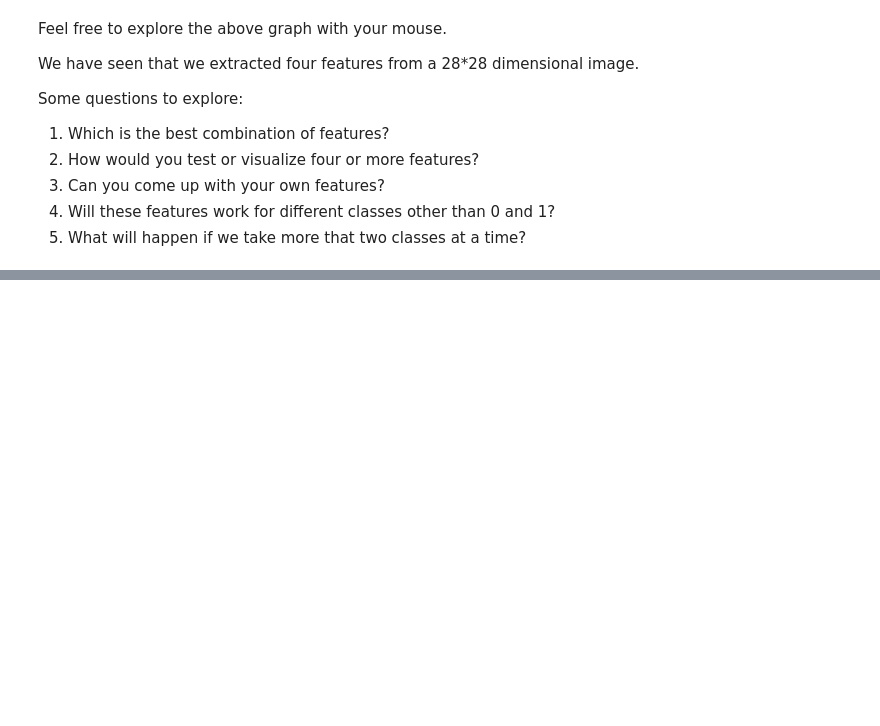
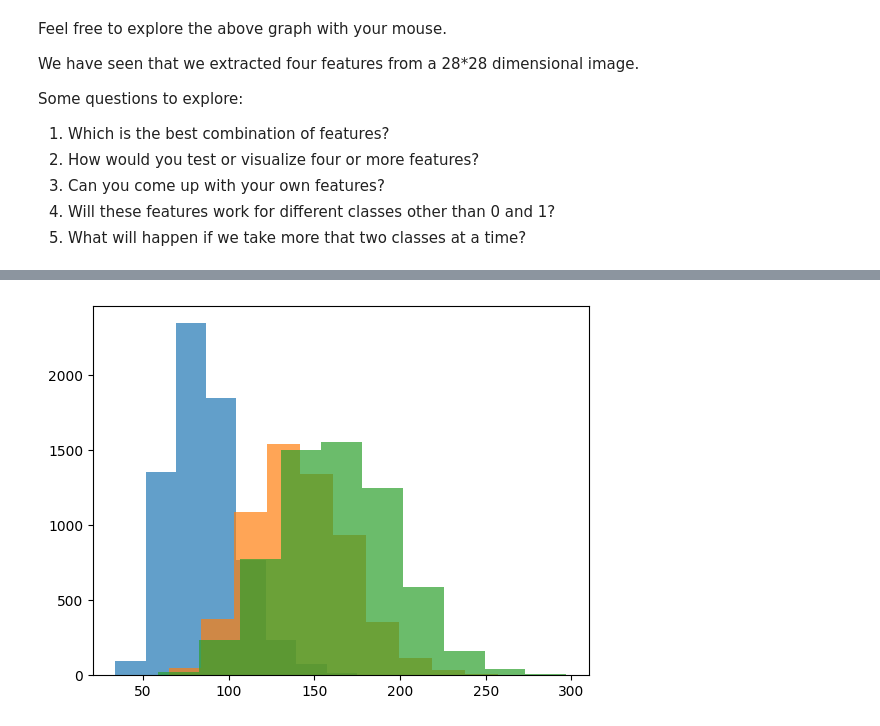
Before and after one commit to S-Muaz/AIML-IIITH, a Jupyter notebook: AIML_Module_1_Lab_1_Extracting_features_from_data_.ipynb, the cells around one changed output, grey strips where cells are left out. Drawn from its saved outputs; the diff is of its cells as text; code cells hidden in the pictures; blank space fills up the shorter version.

```diff
--- a/AIML_Module_1_Lab_1_Extracting_features_from_data_.ipynb
+++ b/AIML_Module_1_Lab_1_Extracting_features_from_data_.ipynb
@@ -528,0 +564,10 @@ Some questions to explore:
+# %%
+sum1 = np.sum(no1>0, (1,2))
+sum4 = np.sum(no4>0, (1,2))
+sum3 = np.sum(no3>0,(1,2))
+# %%
+plt.hist(sum1, alpha=0.7);
+plt.hist(sum4, alpha=0.7);
+plt.hist(sum3, alpha=0.7);
+# %% [output]
+[figure, added]
```
Also changed, not shown: parts of 17 cells of this notebook.
